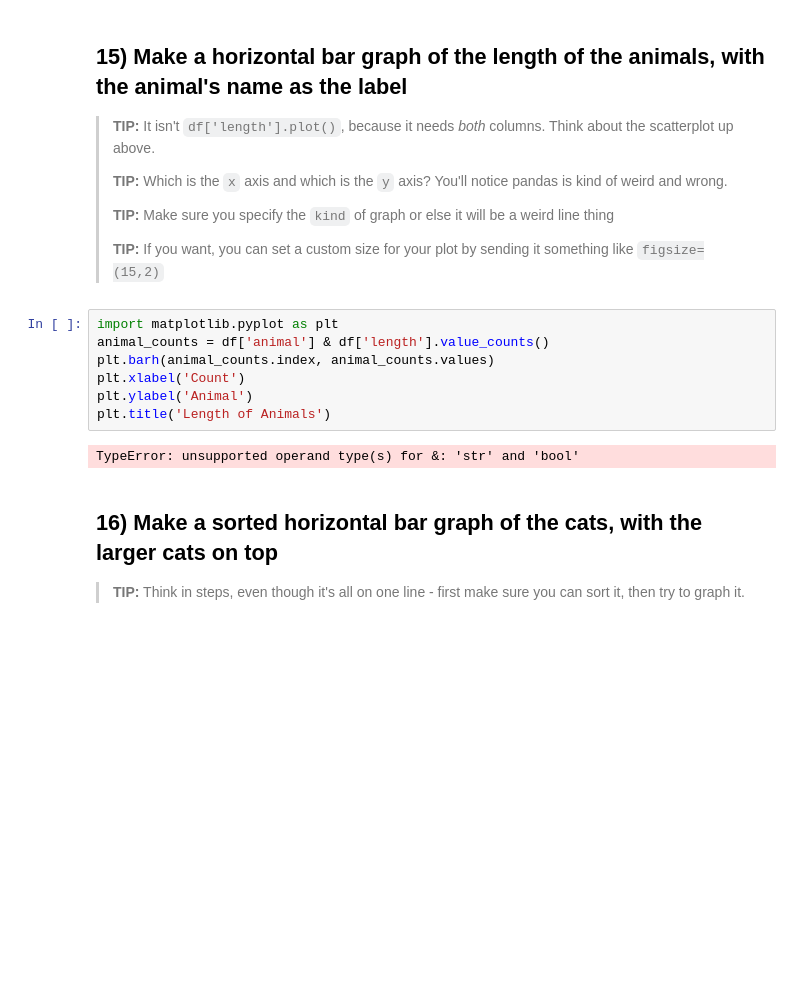
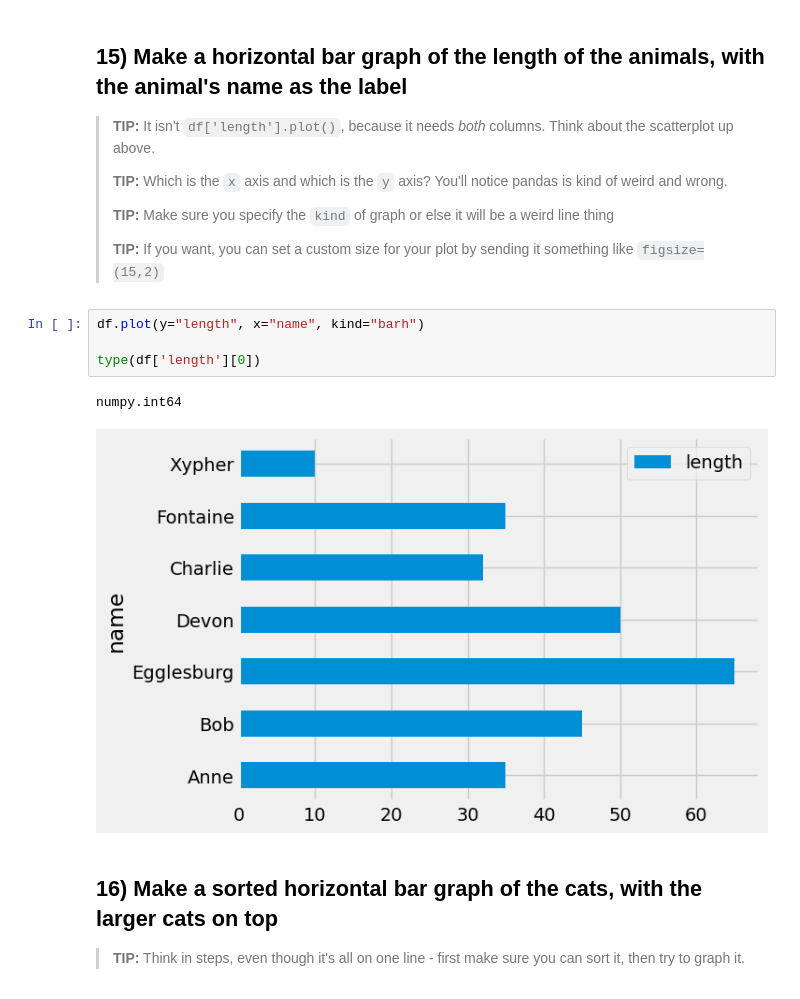
Before and after one commit to jam9501/animals-hw, a Jupyter notebook: 01-Animals.ipynb, the cells around one changed output. Saved outputs shown, nothing was run; the diff lists cells and outputs as text; blank space fills up the shorter version.

```diff
--- a/01-Animals.ipynb
+++ b/01-Animals.ipynb
@@ -261,15 +265,13 @@ dogs["length"].hist(figsize=(15,2))
 > **TIP:** Make sure you specify the `kind` of graph or else it will be a weird line thing
 >
 > **TIP:** If you want, you can set a custom size for your plot by sending it something like `figsize=(15,2)`
-# %%
-import matplotlib.pyplot as plt
-animal_counts = df['animal'] & df['length'].value_counts()
-plt.barh(animal_counts.index, animal_counts.values)
-plt.xlabel('Count')
-plt.ylabel('Animal')
-plt.title('Length of Animals')
-# %% [output]
-TypeError: unsupported operand type(s) for &: 'str' and 'bool'
+# %%
+df.plot(y="length", x="name", kind="barh")
+
+type(df['length'][0])
+# %% [output]
+numpy.int64
+[figure, added]
 # %% [markdown]
 ## 16) Make a sorted horizontal bar graph of the cats, with the larger cats on top
 
```
Also changed, not shown: parts of 4 cells of this notebook, 1 other file.
